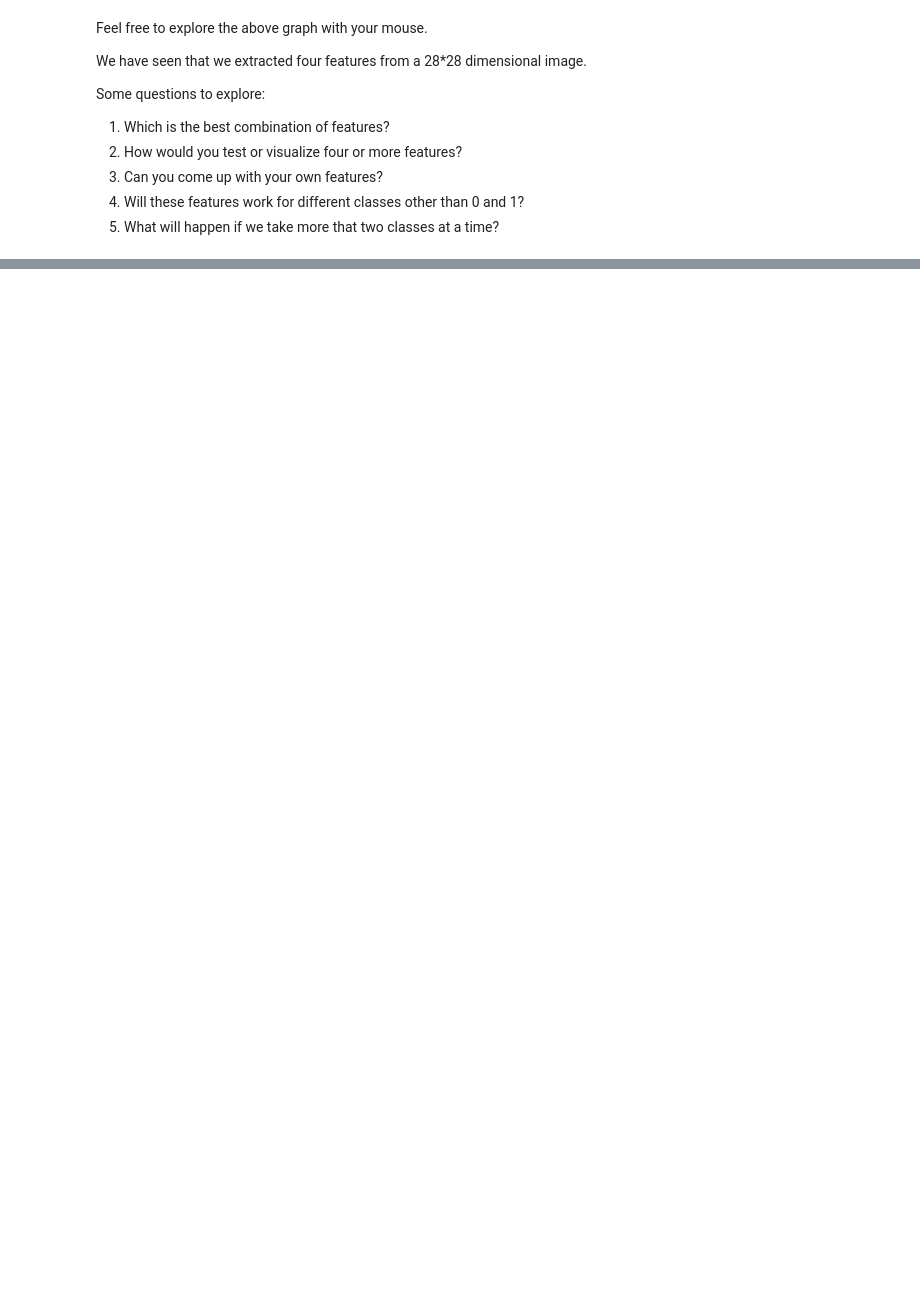
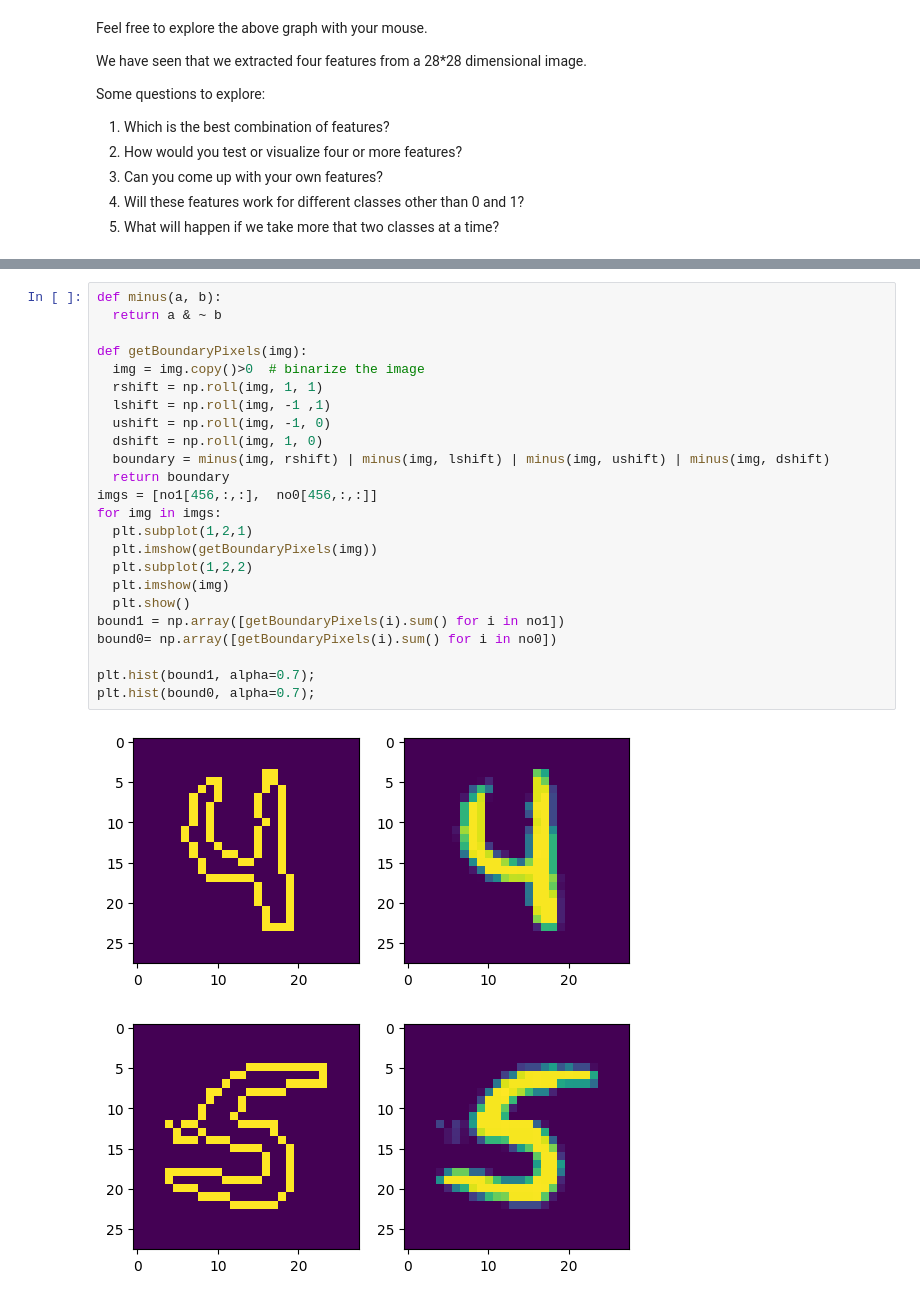
Before and after one commit to rohith-rr/fmml-projects-and-labs, a Jupyter notebook: Module_01_Lab_01_Features.ipynb, the cells around one changed output, grey strips where cells are left out. Cells and saved outputs as stored; diff of their text form; blank space fills up the shorter version.

```diff
--- a/Module_01_Lab_01_Features.ipynb
+++ b/Module_01_Lab_01_Features.ipynb
@@ -567,0 +670,27 @@ For digit recognition we can use features such as pixel intensity and curvature
+# %%
+def minus(a, b):
+  return a & ~ b
+
+def getBoundaryPixels(img):
+  img = img.copy()>0  # binarize the image
+  rshift = np.roll(img, 1, 1)
+  lshift = np.roll(img, -1 ,1)
+  ushift = np.roll(img, -1, 0)
+  dshift = np.roll(img, 1, 0)
+  boundary = minus(img, rshift) | minus(img, lshift) | minus(img, ushift) | minus(img, dshift)
+  return boundary
+imgs = [no1[456,:,:],  no0[456,:,:]]
+for img in imgs:
+  plt.subplot(1,2,1)
+  plt.imshow(getBoundaryPixels(img))
+  plt.subplot(1,2,2)
+  plt.imshow(img)
+  plt.show()
+bound1 = np.array([getBoundaryPixels(i).sum() for i in no1])
+bound0= np.array([getBoundaryPixels(i).sum() for i in no0])
+
+plt.hist(bound1, alpha=0.7);
+plt.hist(bound0, alpha=0.7);
+# %% [output]
+[figure, added]
+[figure, added]
```
Also changed, not shown: parts of 12 cells of this notebook.
